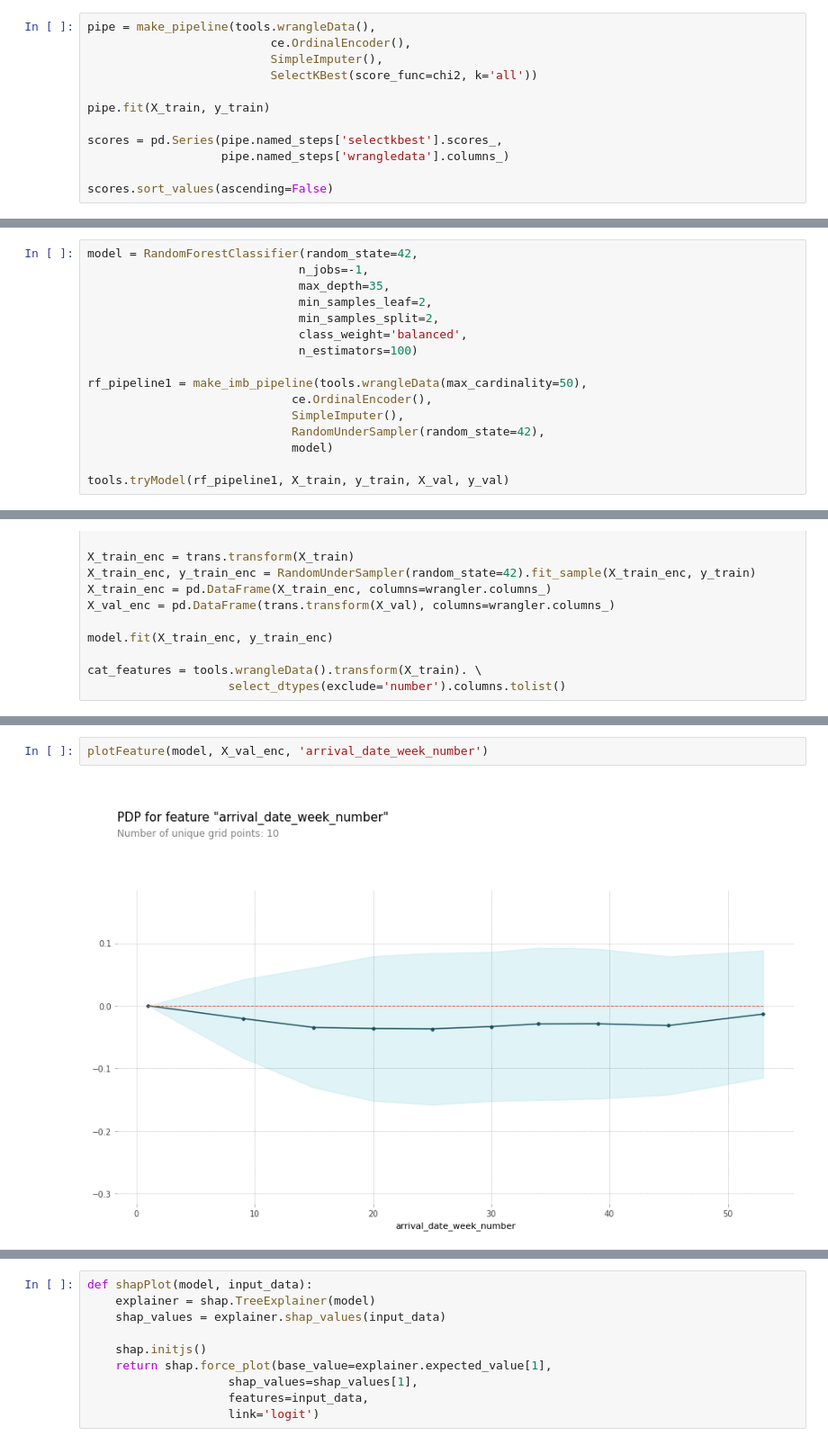
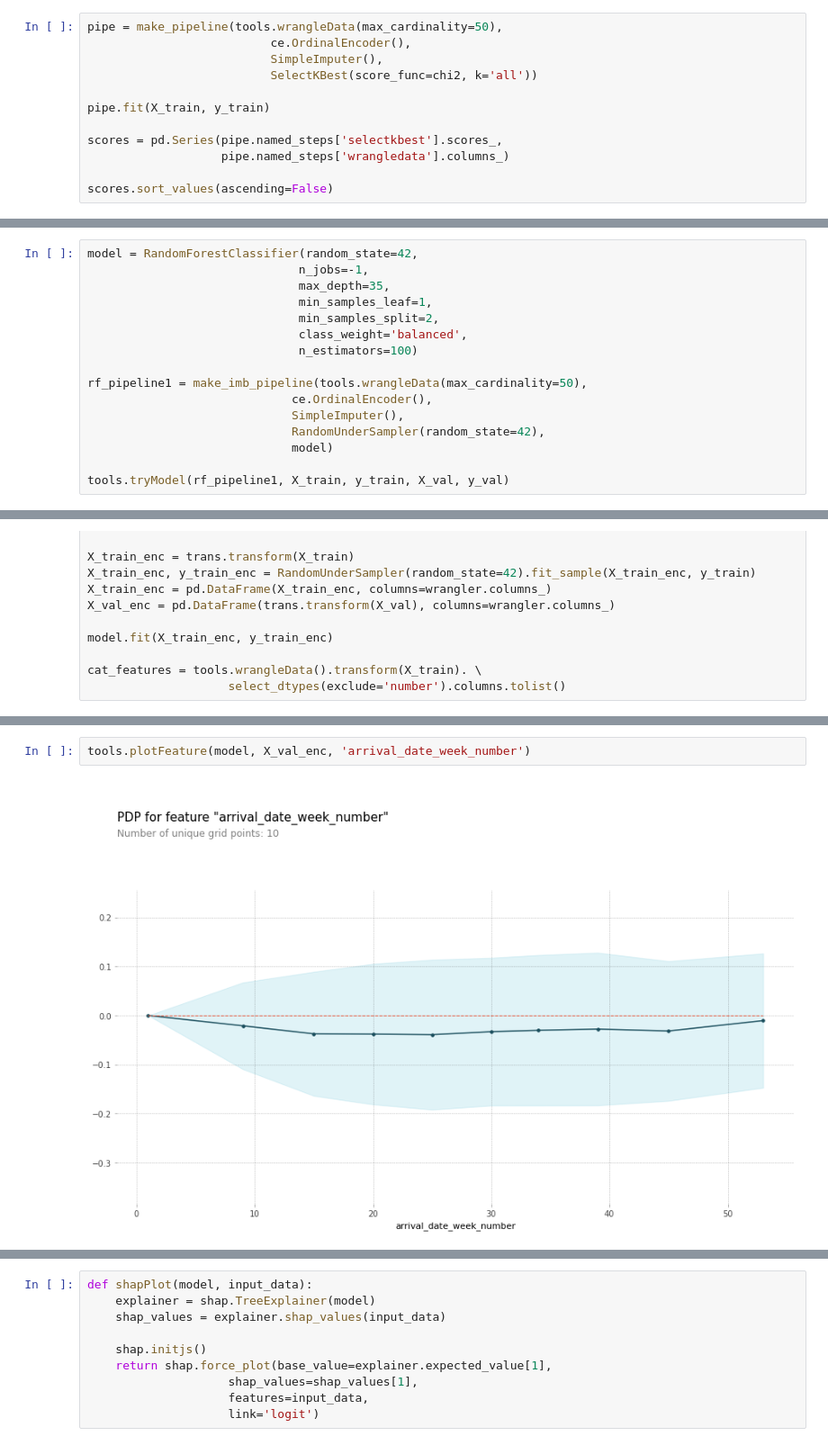
Before and after one commit to karencfisher/Hotel-Cancellations, a Jupyter notebook: notebooks/Model.ipynb, the cells around one changed output, grey strips where cells are left out. Shown at 90% size. Drawn from its saved outputs; the diff is of its cells as text.

```diff
--- a/notebooks/Model.ipynb
+++ b/notebooks/Model.ipynb
@@ -83,7 +85,7 @@ X_train, X_test, y_train, y_test = train_test_split(X, y, test_size=.3, random_s
 X_train, X_val, y_train, y_val = train_test_split(X_train, y_train, test_size=.3,
                                                   random_state=42, stratify=y_train)
 # %%
-pipe = make_pipeline(tools.wrangleData(),
+pipe = make_pipeline(tools.wrangleData(max_cardinality=50),
                           ce.OrdinalEncoder(),
                           SimpleImputer(),
                           SelectKBest(score_func=chi2, k='all'))
@@ -162,7 +167,7 @@ Validate score = 79.96569878749202 %
 model = RandomForestClassifier(random_state=42,
                               n_jobs=-1,
                               max_depth=35,
-                              min_samples_leaf=2,
+                              min_samples_leaf=1,
                               min_samples_split=2,
                               class_weight='balanced',
                               n_estimators=100)
@@ -263,4 +258,4 @@ plotFeature(model, X_val_enc, 'deposit_type', cat_features, encoder.mapping)
 # %%
-plotFeature(model, X_val_enc, 'arrival_date_week_number')
+tools.plotFeature(model, X_val_enc, 'arrival_date_week_number')
 # %% [output]
-[figure, old version]
+[figure, new version]
```
Also changed, not shown: parts of 23 cells of this notebook.
